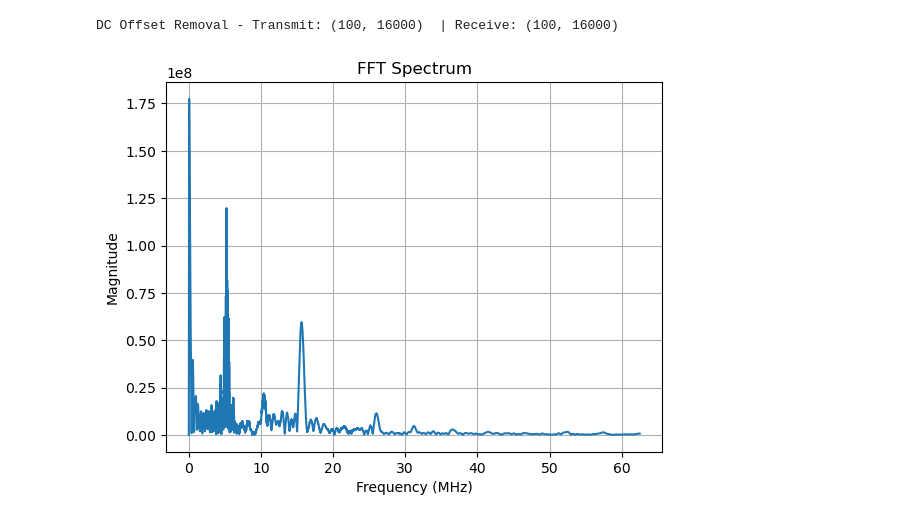
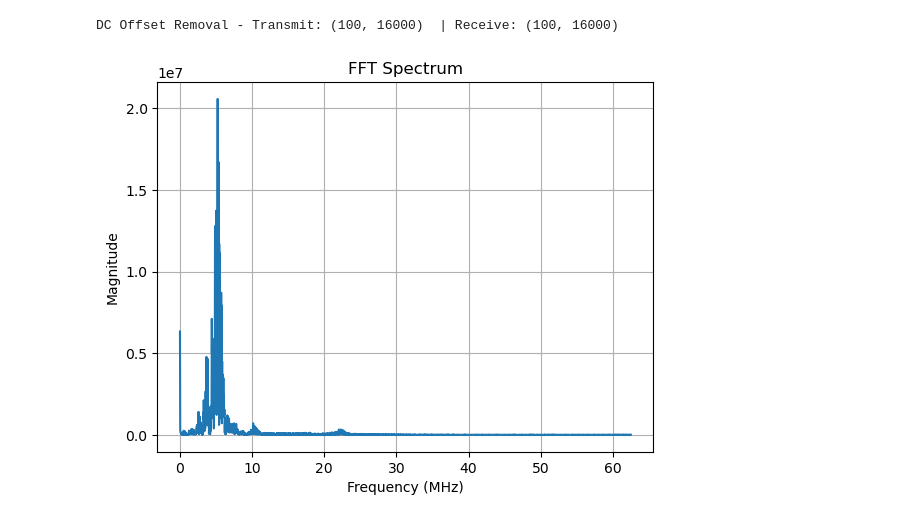
Before and after one commit to madhviasthana/Bio-Medical-Signal-Processing, a Jupyter notebook: codebase/runnable/frequency_domain_analysis.ipynb, the cells around one changed output. Saved outputs shown, nothing was run; the diff lists cells and outputs as text; code cells hidden in the pictures.

```diff
--- a/codebase/runnable/frequency_domain_analysis.ipynb
+++ b/codebase/runnable/frequency_domain_analysis.ipynb
@@ -46,9 +46,9 @@ waveforms=["sin","squ"]
 periods= ["1","5","9"]
 
 expected_waveform= waveforms[1]
-expected_periods= periods[2]
+expected_periods= periods[1]
 
-unique_file_list= findFiles(expected_waveform,expected_periods,sample_number=1)
+unique_file_list= findFiles(expected_waveform,expected_periods,root_folder,sample_number=1)
 unique_file_list
 # %% [output]
 ['/Users/madhviasthana/Documents/Experimental Signal Preprocessing  /Experimental signal processing/dataset/28_May_2025/144000mg/28thmaynewsetup1percentage25DegreeTemperatureMarch-ram-WaterSugar_mid_s ...
@@ -77,6 +77,7 @@ from scipy.fft import fft, fftfreq
 
 def plot_signal_fft(signal, fs):
     N = len(signal)
+    signal=signal* np.hamming(N)
     yf = np.abs(fft(signal))
     xf = fftfreq(N, 1/fs)
 
@@ -89,6 +90,6 @@ def plot_signal_fft(signal, fs):
     plt.show()
 # %%
 fs = 125e6  # Sampling rate: 125 MHz
-plot_signal_fft(receive[0,:], fs)
+plot_signal_fft(receive[0,5000:], fs)
 # %% [output]
-[figure, old version]
+[figure, new version]
```
Also changed, not shown: parts of 16 cells of this notebook, 3 other files.
